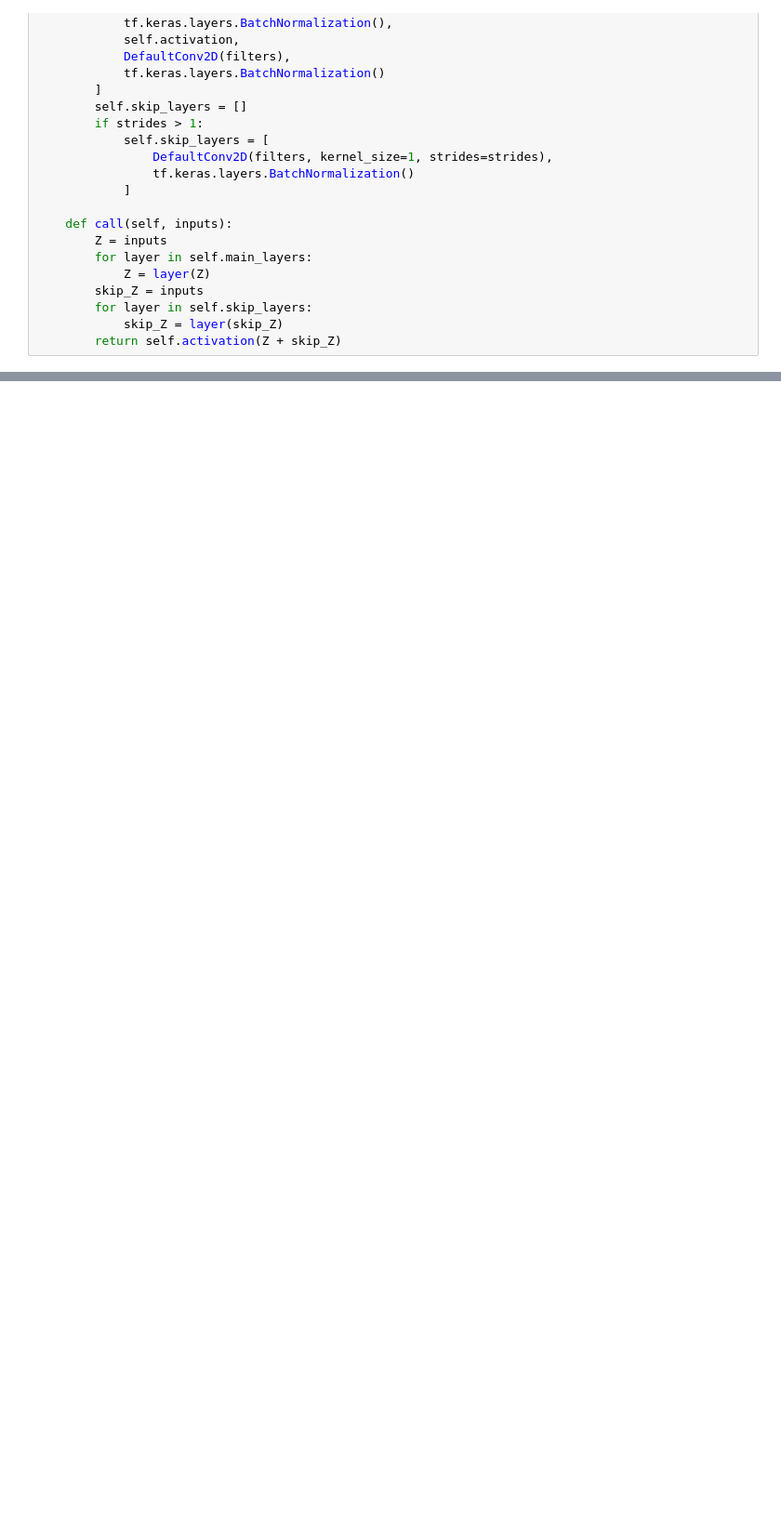
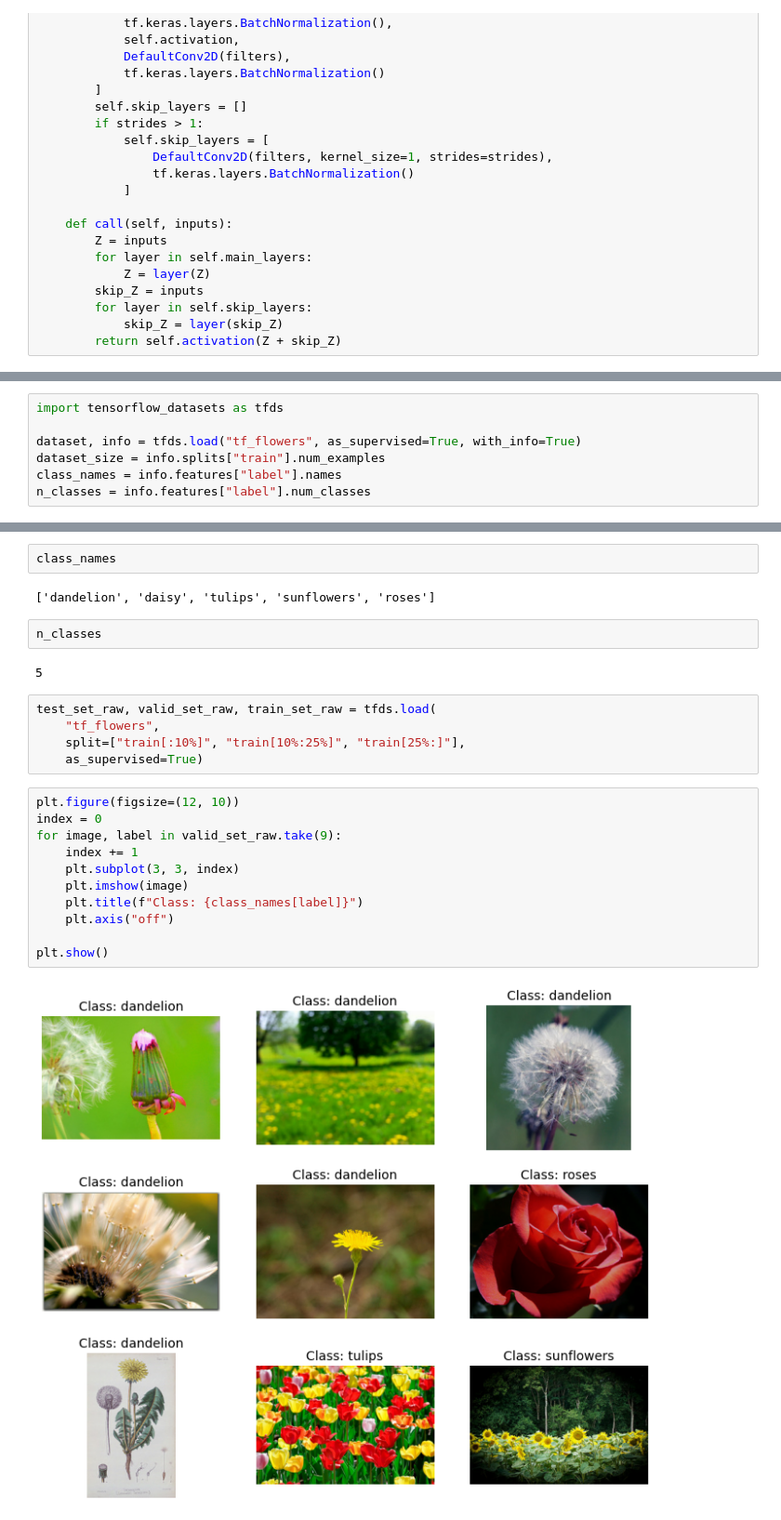
Before and after one commit to FaustoJuarez/Data-Science-Journey, a Jupyter notebook: Deep_Computer_Vision_Using_Convolutian_Neural_Networks.ipynb, the cells around one changed output, grey strips where cells are left out. Shown at 93% size. Cells and saved outputs as stored; diff of their text form; blank space fills up the shorter version.

```diff
--- a/Deep_Computer_Vision_Using_Convolutian_Neural_Networks.ipynb
+++ b/Deep_Computer_Vision_Using_Convolutian_Neural_Networks.ipynb
@@ -409,0 +448,7 @@ Epoch 10/10
+# %%
+import tensorflow_datasets as tfds
+
+dataset, info = tfds.load("tf_flowers", as_supervised=True, with_info=True)
+dataset_size = info.splits["train"].num_examples
+class_names = info.features["label"].names
+n_classes = info.features["label"].num_classes
@@ -409,0 +462,26 @@ Epoch 10/10
+# %%
+class_names
+# %% [output]
+['dandelion', 'daisy', 'tulips', 'sunflowers', 'roses']
+# %%
+n_classes
+# %% [output]
+5
+# %%
+test_set_raw, valid_set_raw, train_set_raw = tfds.load(
+    "tf_flowers",
+    split=["train[:10%]", "train[10%:25%]", "train[25%:]"],
+    as_supervised=True)
+# %%
+plt.figure(figsize=(12, 10))
+index = 0
+for image, label in valid_set_raw.take(9):
+    index += 1
+    plt.subplot(3, 3, index)
+    plt.imshow(image)
+    plt.title(f"Class: {class_names[label]}")
+    plt.axis("off")
+
+plt.show()
+# %% [output]
+[figure, added]
```
Also changed, not shown: parts of 24 cells of this notebook.
